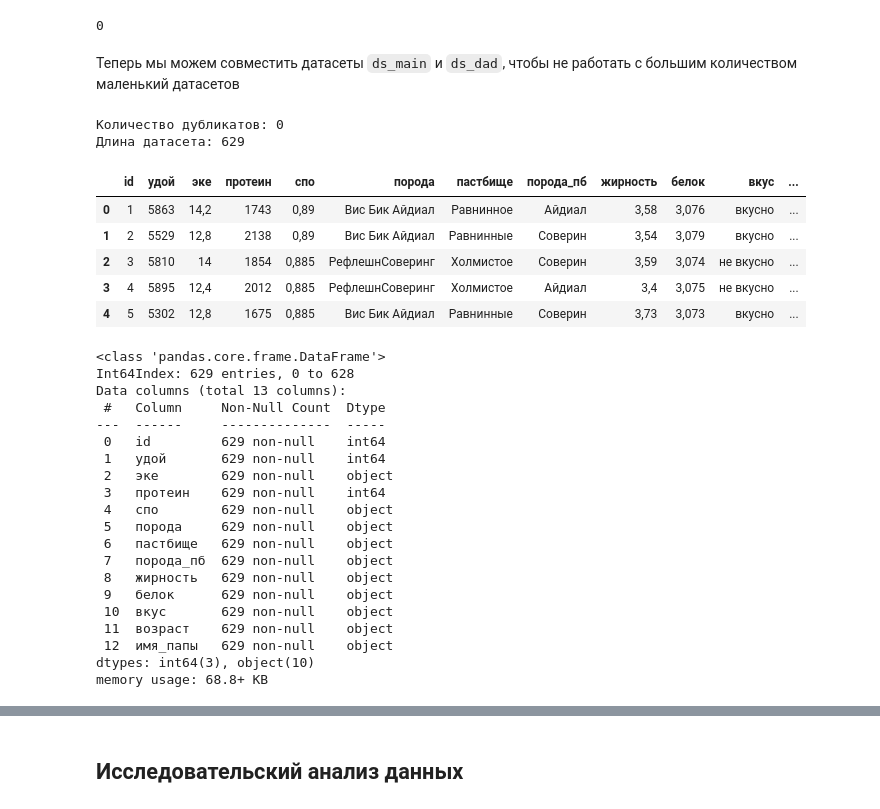
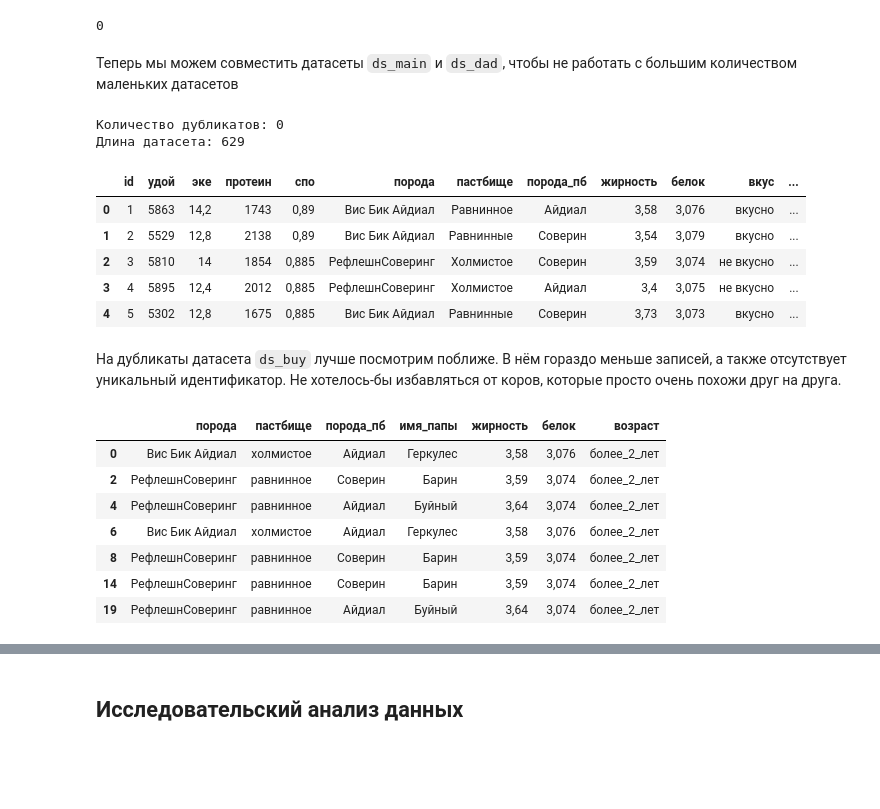
Before and after one commit to Maksim1004/data_science_studying, a Jupyter notebook: cows_and_machine_learning.ipynb, the cells around one changed output, grey strips where cells are left out. Drawn from its saved outputs; the diff is of its cells as text; code cells hidden in the pictures; blank space fills up the shorter version.

```diff
--- a/cows_and_machine_learning.ipynb
+++ b/cows_and_machine_learning.ipynb
@@ -192,11 +192,10 @@ ds_main.duplicated().sum()
 # %% [output]
 0
 # %% [markdown]
-Теперь мы можем совместить датасеты `ds_main` и `ds_dad`, чтобы не работать с большим количеством маленький датасетов
+Теперь мы можем совместить датасеты `ds_main` и `ds_dad`, чтобы не работать с большим количеством маленьких датасетов
 # %%
-ds_main = ds_main.merge(ds_dad, on='id')
+ds_main = ds_main.merge(ds_dad, on='id') # Объединение ds_main и ds_dad по id
 dataset_info(ds_main, False)
-ds_main.info()
 # %% [output]
 Количество дубликатов: 0
 Длина датасета: 629
@@ -206,23 +205,16 @@ ds_main.info()
 | 2 | 3 | 5810 | 14 | 1854 | 0,885 | РефлешнСоверинг | Холмистое | Соверин | 3,59 | 3,074 | не вкусно | ... |
 | 3 | 4 | 5895 | 12,4 | 2012 | 0,885 | РефлешнСоверинг | Холмистое | Айдиал | 3,4 | 3,075 | не вкусно | ... |
 | 4 | 5 | 5302 | 12,8 | 1675 | 0,885 | Вис Бик Айдиал | Равнинные | Соверин | 3,73 | 3,073 | вкусно | ... |
-<class 'pandas.core.frame.DataFrame'>
-Int64Index: 629 entries, 0 to 628
-Data columns (total 13 columns):
- #   Column     Non-Null Count  Dtype
----  ------     --------------  -----
- 0   id         629 non-null    int64
- 1   удой       629 non-null    int64
- 2   эке        629 non-null    object
- 3   протеин    629 non-null    int64
- 4   спо        629 non-null    object
- 5   порода     629 non-null    object
- 6   пастбище   629 non-null    object
- 7   порода_пб  629 non-null    object
- 8   жирность   629 non-null    object
- 9   белок      629 non-null    object
- 10  вкус       629 non-null    object
- 11  возраст    629 non-null    object
- 12  имя_папы   629 non-null    object
-dtypes: int64(3), object(10)
-memory usage: 68.8+ KB
+# %% [markdown]
+На дубликаты датасета `ds_buy` лучше посмотрим поближе. В нём гораздо меньше записей, а также отсутствует уникальный идентификатор. Не хотелось-бы избавляться от коров, которые просто очень похожи друг на друга.
+# %%
+ds_buy[ds_buy.duplicated(keep=False)] # Вывод всех дублирующихся записей
+# %% [output]
+|  | порода | пастбище | порода_пб | имя_папы | жирность | белок | возраст |
+| 0 | Вис Бик Айдиал | холмистое | Айдиал | Геркулес | 3,58 | 3,076 | более_2_лет |
+| 2 | РефлешнСоверинг | равнинное | Соверин | Барин | 3,59 | 3,074 | более_2_лет |
+| 4 | РефлешнСоверинг | равнинное | Айдиал | Буйный | 3,64 | 3,074 | более_2_лет |
+| 6 | Вис Бик Айдиал | холмистое | Айдиал | Геркулес | 3,58 | 3,076 | более_2_лет |
+| 8 | РефлешнСоверинг | равнинное | Соверин | Барин | 3,59 | 3,074 | более_2_лет |
+| 14 | РефлешнСоверинг | равнинное | Соверин | Барин | 3,59 | 3,074 | более_2_лет |
+| 19 | РефлешнСоверинг | равнинное | Айдиал | Буйный | 3,64 | 3,074 | более_2_лет |
```
Also changed, not shown: parts of 8 cells of this notebook.
